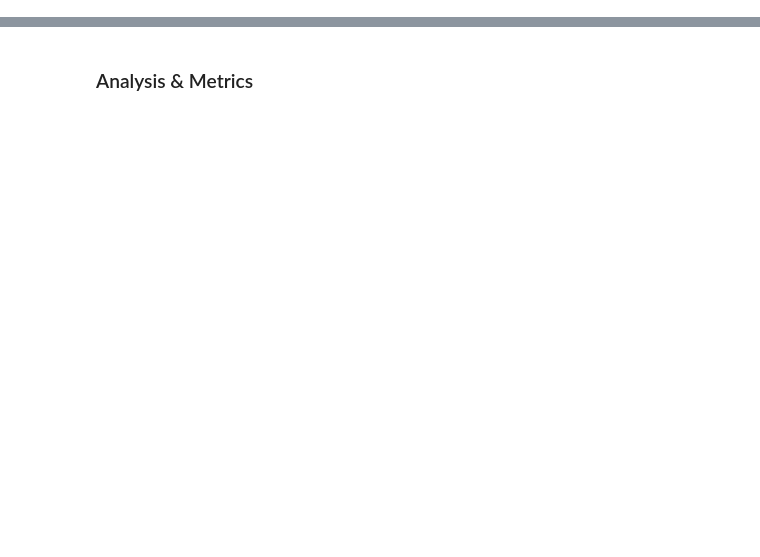
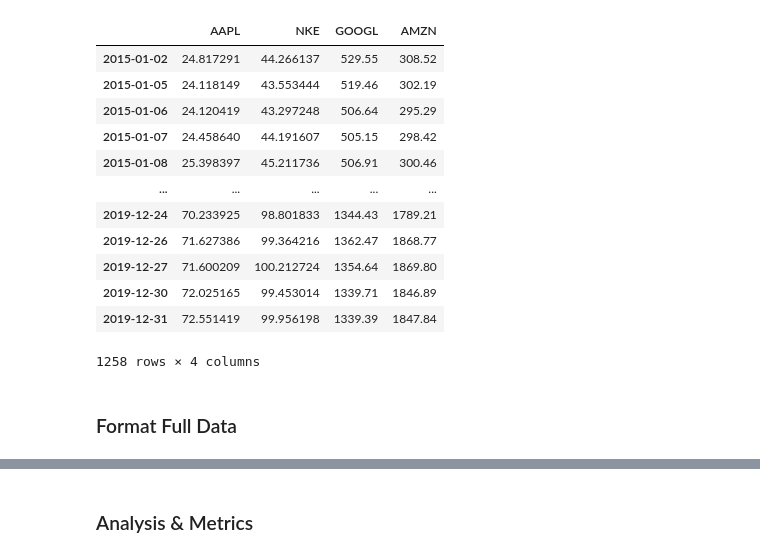
Before and after one commit to gracejyzhang/finance-collection, a Jupyter notebook: portfolio_optimization.ipynb, the cells around one changed output, grey strips where cells are left out. Saved outputs shown, nothing was run; the diff lists cells and outputs as text; code cells hidden in the pictures; blank space fills up the shorter version.

```diff
--- a/portfolio_optimization.ipynb
+++ b/portfolio_optimization.ipynb
@@ -7,3 +42,39 @@ from data_retriever import read_tickers
+# %%
+# read in data
+tickers = ['AAPL', 'NKE', 'GOOGL', 'AMZN']
+df2 = pd.DataFrame()
+
+for symbol in tickers:
+    try:
+        adj_close = pd.read_csv(f'data/time_series_daily_curated/{symbol}.csv', index_col=0).loc['5. adjusted close',:]
+        adj_close.name = symbol
+        df2 = df2.append(adj_close)
+    except:
+        continue
+
+df2 = df2.transpose()
+
+# convert index to datetime
+df2.index = pd.to_datetime(df2.index, infer_datetime_format=True)
+df2 = df2.loc['2015-01-01':'2019-12-31']
+
+df2
+# %% [output]
+|  | AAPL | NKE | GOOGL | AMZN |
+| 2015-01-02 | 24.817291 | 44.266137 | 529.55 | 308.52 |
+| 2015-01-05 | 24.118149 | 43.553444 | 519.46 | 302.19 |
+| 2015-01-06 | 24.120419 | 43.297248 | 506.64 | 295.29 |
+| 2015-01-07 | 24.458640 | 44.191607 | 505.15 | 298.42 |
+| 2015-01-08 | 25.398397 | 45.211736 | 506.91 | 300.46 |
+| ... | ... | ... | ... | ... |
+| 2019-12-24 | 70.233925 | 98.801833 | 1344.43 | 1789.21 |
+| 2019-12-26 | 71.627386 | 99.364216 | 1362.47 | 1868.77 |
+| 2019-12-27 | 71.600209 | 100.212724 | 1354.64 | 1869.80 |
+| 2019-12-30 | 72.025165 | 99.453014 | 1339.71 | 1846.89 |
+| 2019-12-31 | 72.551419 | 99.956198 | 1339.39 | 1847.84 |
+1258 rows × 4 columns
+# %% [markdown]
+### Format Full Data
 # %%
 # read in data
 tickers = read_tickers()['Symbol']
```
Also changed, not shown: parts of 13 cells of this notebook, 6 other files.
